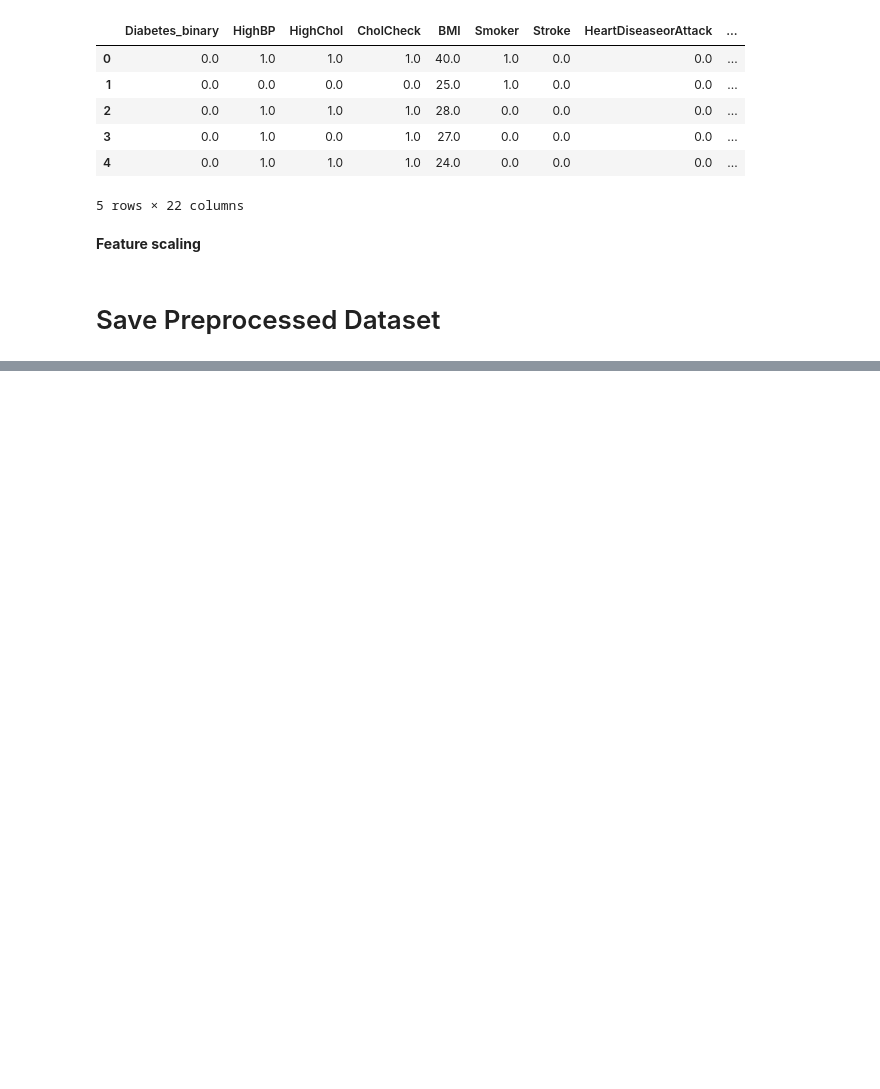
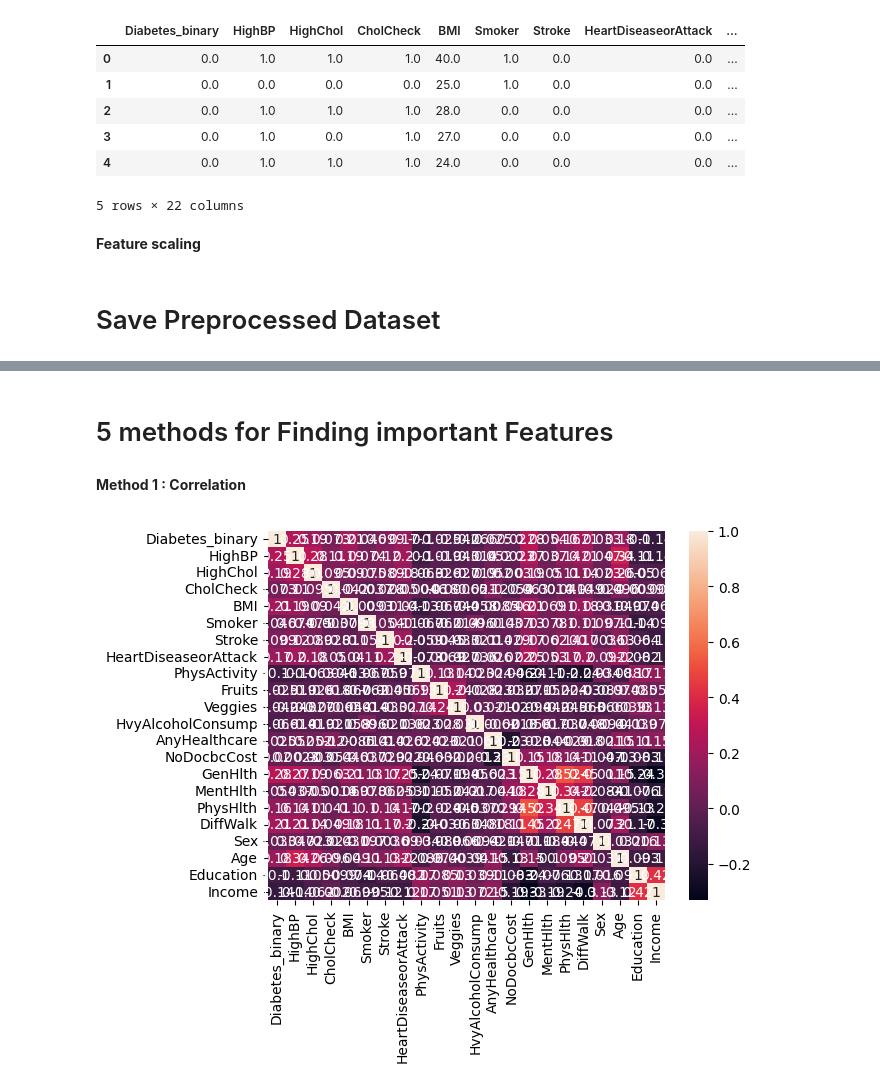
Before and after one commit to ayyan-aslam/Diabetes-Indicator-Project, a Jupyter notebook: diabetes-project.ipynb, the cells around one changed output, grey strips where cells are left out. Cells and saved outputs as stored; diff of their text form; code cells hidden in the pictures; blank space fills up the shorter version.

```diff
--- a/diabetes-project.ipynb
+++ b/diabetes-project.ipynb
@@ -238,0 +251,13 @@ df.to_csv("diabetes_preprocessed.csv", index=False)
+# %% [markdown]
+# 5 methods for Finding important Features
+# %% [markdown]
+**Method 1 : Correlation**
+# %%
+import seaborn as sns
+import matplotlib.pyplot as plt
+
+corr = df.corr()
+sns.heatmap(corr, annot=True)
+plt.show()
+# %% [output]
+[figure, added]
```
Also changed, not shown: parts of 33 cells of this notebook.
